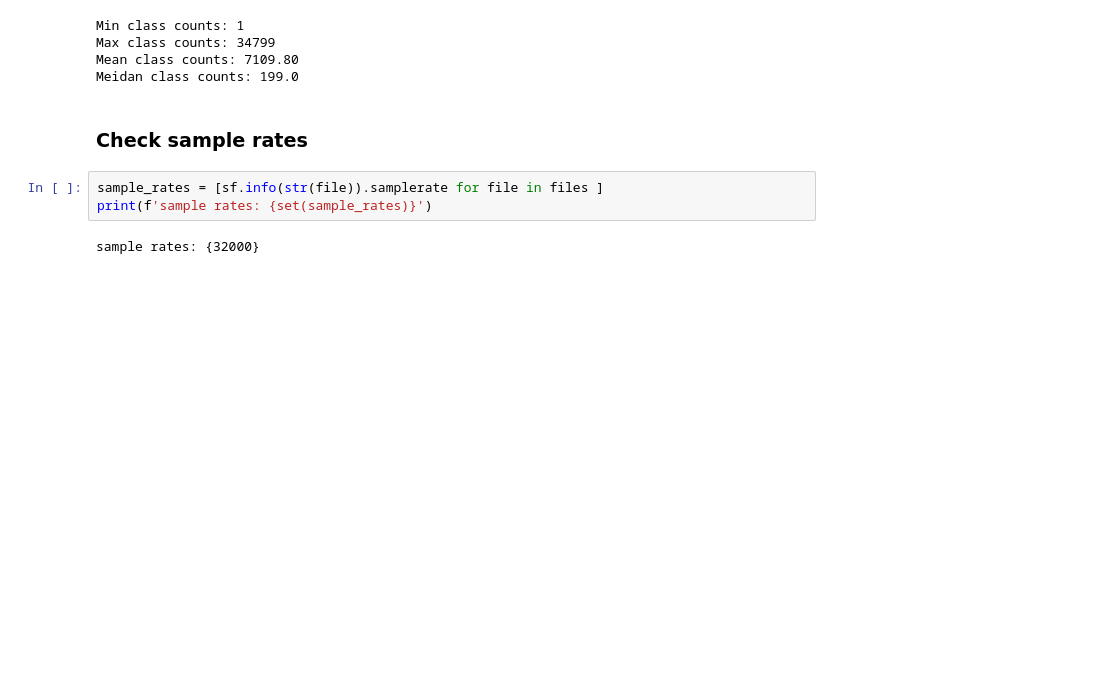
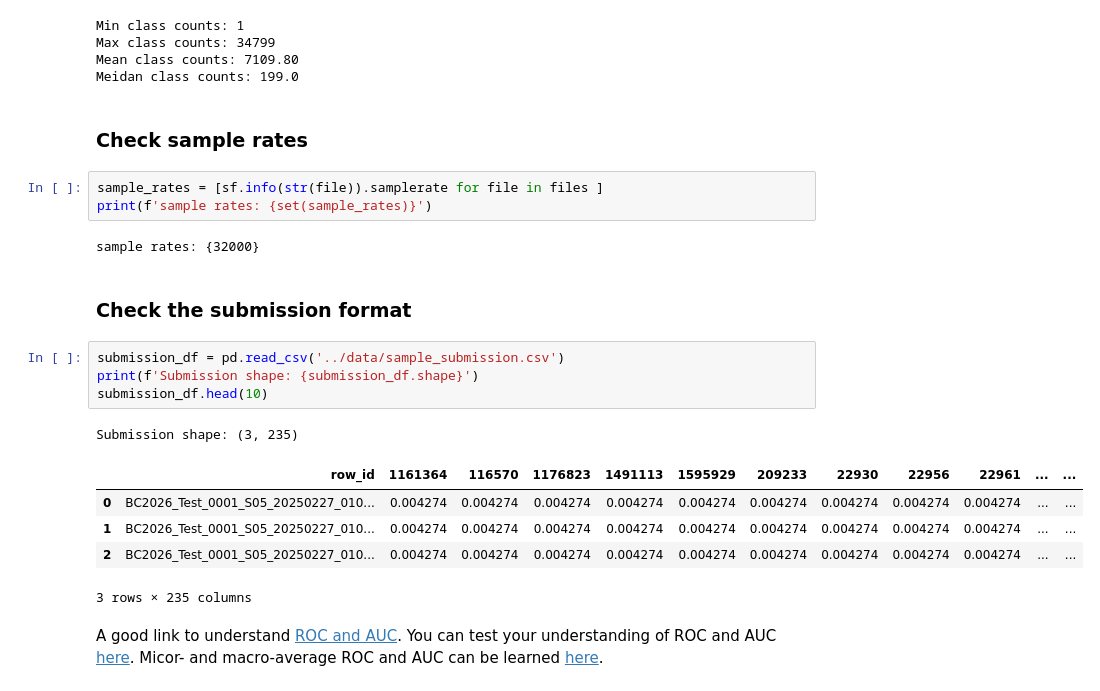
Before and after one commit to GitTurtleDone/BirdCLEF2026, a Jupyter notebook: src/examine_data.ipynb, the cells around one changed output. Saved outputs shown, nothing was run; the diff lists cells and outputs as text; blank space fills up the shorter version.

```diff
--- a/src/examine_data.ipynb
+++ b/src/examine_data.ipynb
@@ -143,3 +143,19 @@ sample_rates = [sf.info(str(file)).samplerate for file in files ]
 print(f'sample rates: {set(sample_rates)}')
 # %% [output]
 sample rates: {32000}
+# %% [markdown]
+### Check the submission format
+# %%
+submission_df = pd.read_csv('../data/sample_submission.csv')
+print(f'Submission shape: {submission_df.shape}')
+submission_df.head(10)
+# %% [output]
+Submission shape: (3, 235)
+|  | row_id | 1161364 | 116570 | 1176823 | 1491113 | 1595929 | 209233 | 22930 | 22956 | 22961 | ... | ... |
+| 0 | BC2026_Test_0001_S05_20250227_010... | 0.004274 | 0.004274 | 0.004274 | 0.004274 | 0.004274 | 0.004274 | 0.004274 | 0.004274 | 0.004274 | ... | ... |
+| 1 | BC2026_Test_0001_S05_20250227_010... | 0.004274 | 0.004274 | 0.004274 | 0.004274 | 0.004274 | 0.004274 | 0.004274 | 0.004274 | 0.004274 | ... | ... |
+| 2 | BC2026_Test_0001_S05_20250227_010... | 0.004274 | 0.004274 | 0.004274 | 0.004274 | 0.004274 | 0.004274 | 0.004274 | 0.004274 | 0.004274 | ... | ... |
+3 rows × 235 columns
+# %% [markdown]
+A good link to understand [ROC and AUC](https://www.youtube.com/watch?v=4jRBRDbJemM). You can test your understanding of ROC and AUC [here](https://developers.google.com/machine-learning/crash-course/classification/roc-and-auc#:~:text=On%20this%20page,then%20graphing%20TPR%20over%20FPR.).
+Micor- and macro-average ROC and AUC can be learned [here](https://scikit-learn.org/stable/auto_examples/model_selection/plot_roc.html).
```
Also changed, not shown: parts of 2 cells of this notebook, 4 other files.
